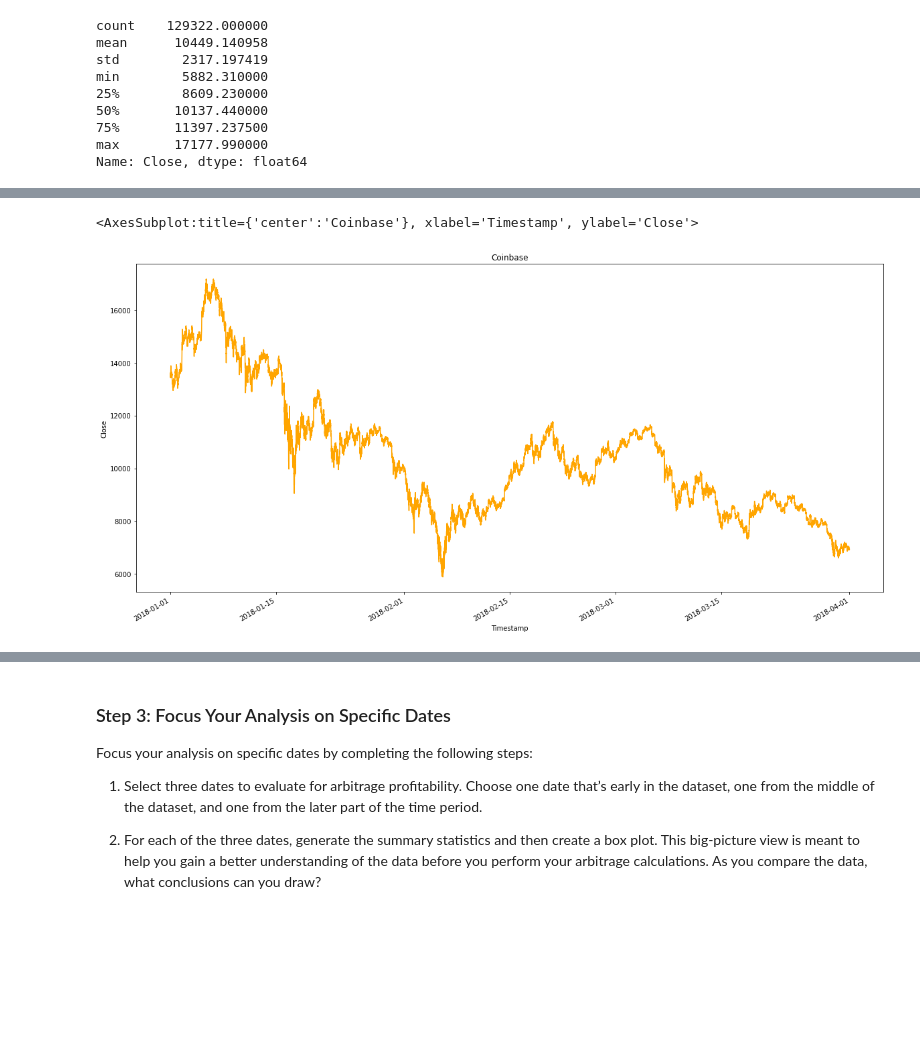
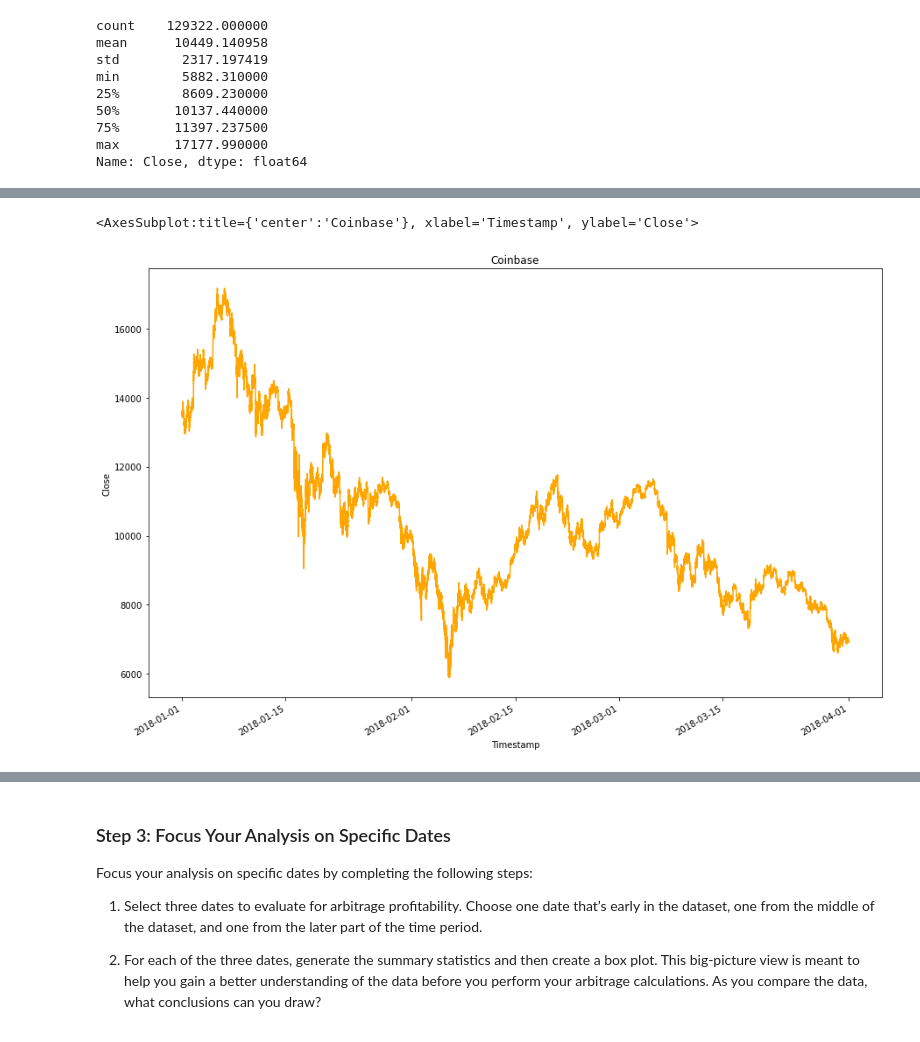
Before and after one commit to jpweldon/Module_3_Challenge, a Jupyter notebook: crypto_arbitrage.ipynb, the cells around one changed output, grey strips where cells are left out. Drawn from its saved outputs; the diff is of its cells as text; code cells hidden in the pictures; blank space fills up the shorter version.

```diff
--- a/crypto_arbitrage.ipynb
+++ b/crypto_arbitrage.ipynb
@@ -241,10 +335,10 @@ bitstamp_sliced.plot(figsize=(20, 10), fontsize='10', ylabel='Close', color='blu
 # %%
 # Create a line plot for the coinbase DataFrame for the full length of time in the dataset
 # Be sure that the figure size, title, and color are tailored to each visualization
-coinbase_sliced.plot(figsize=(20, 10), fontsize='10', ylabel='Close', color='orange', title='Coinbase')
+coinbase_sliced.plot(figsize=(15, 10), title='Coinbase', color='orange', ylabel='Close')
 # %% [output]
 <AxesSubplot:title={'center':'Coinbase'}, xlabel='Timestamp', ylabel='Close'>
-[figure, old version]
+[figure, new version]
 # %%
 # Overlay the visualizations for the bitstamp and coinbase DataFrames in one plot
 # The plot should visualize the prices over the full lenth of the dataset
```
Also changed, not shown: parts of 28 cells of this notebook.
